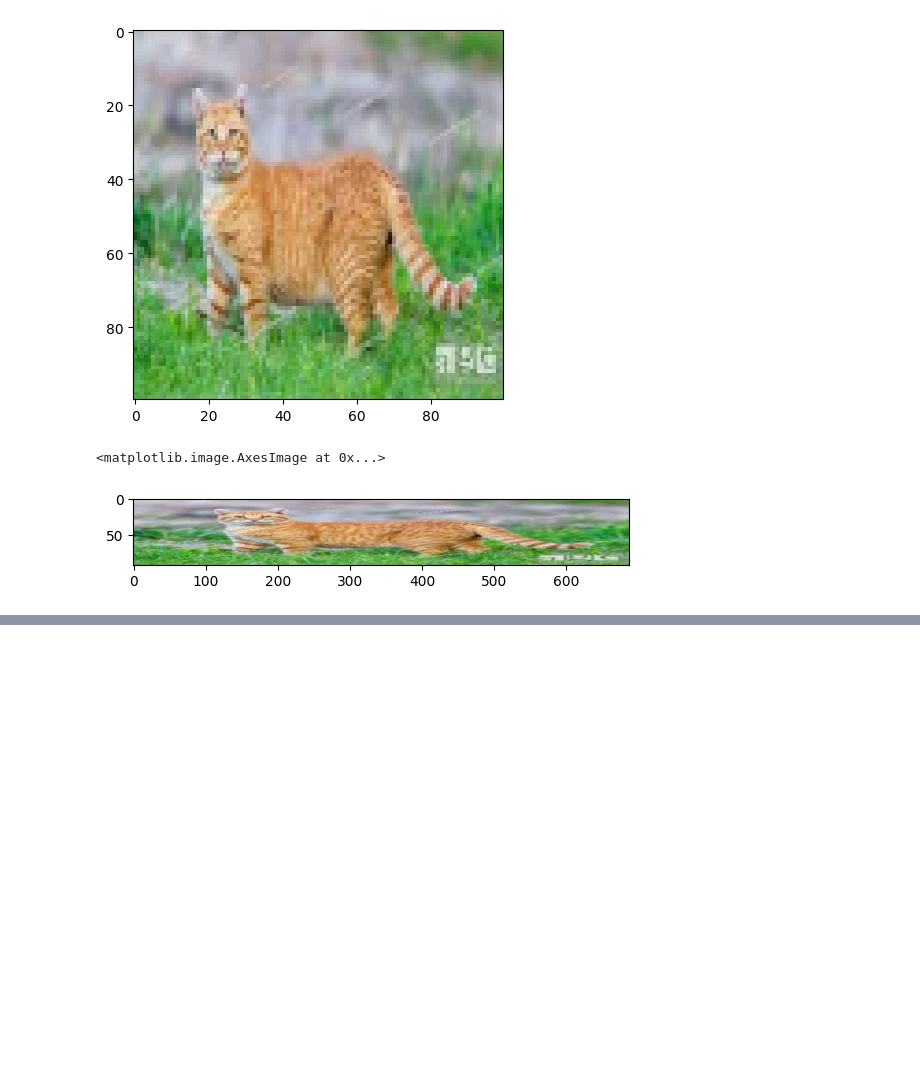
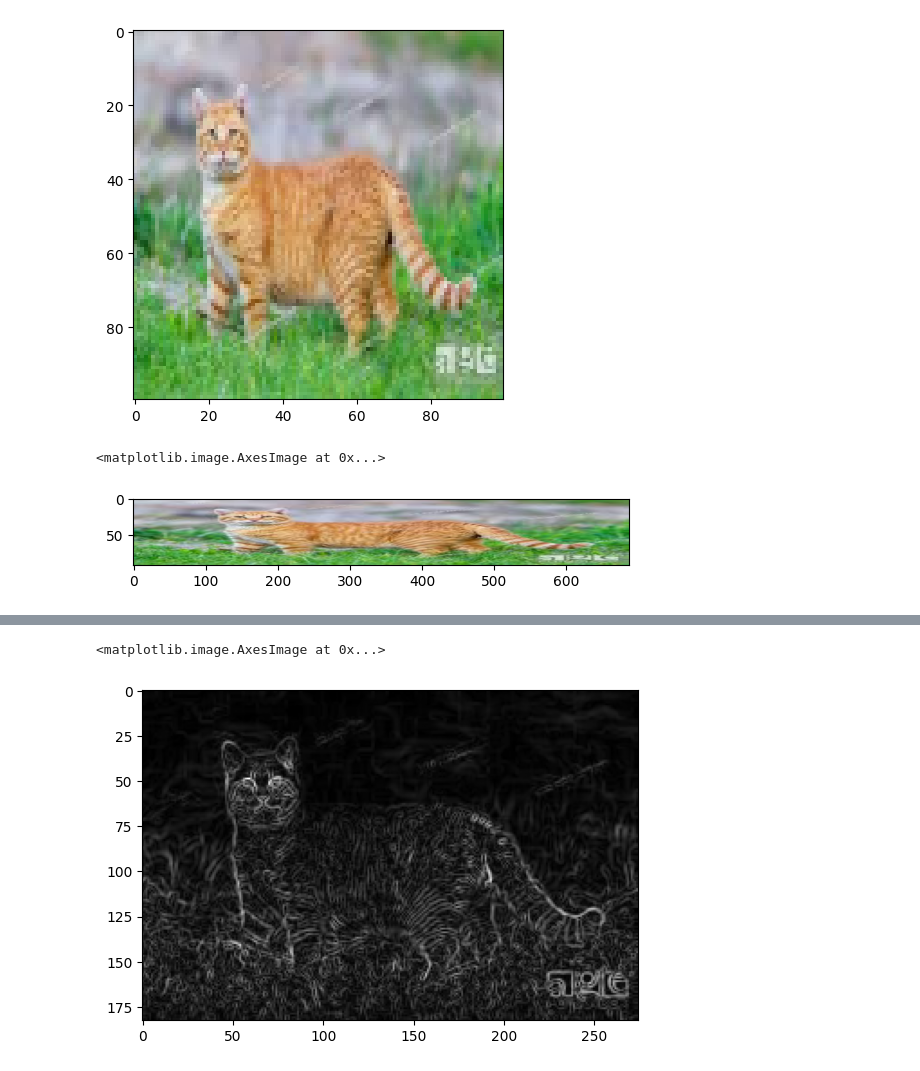
Before and after one commit to Stoymirov/Data_science_homeworks, a Jupyter notebook: 04. Images/Playing with cats.ipynb, the cells around one changed output, grey strips where cells are left out. Cells and saved outputs as stored; diff of their text form; code cells hidden in the pictures; blank space fills up the shorter version.

```diff
--- a/04. Images/Untitled.ipynb
+++ b/04. Images/Playing with cats.ipynb
@@ -188,0 +197,5 @@ plt.imshow(rescale(cat_image,(0.5,2.5,1)))
+# %%
+plt.imshow(sobel(red_channel),cmap="grey")
+# %% [output]
+<matplotlib.image.AxesImage at 0x...>
+[figure, added]
```
Also changed, not shown: parts of 6 cells of this notebook, 1 other file.
